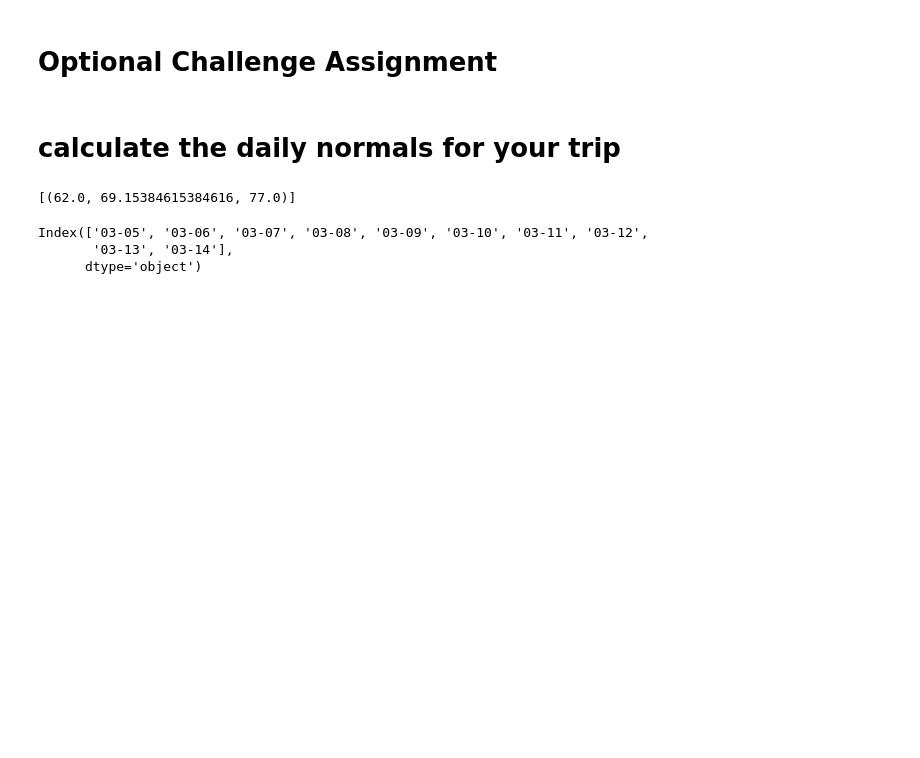
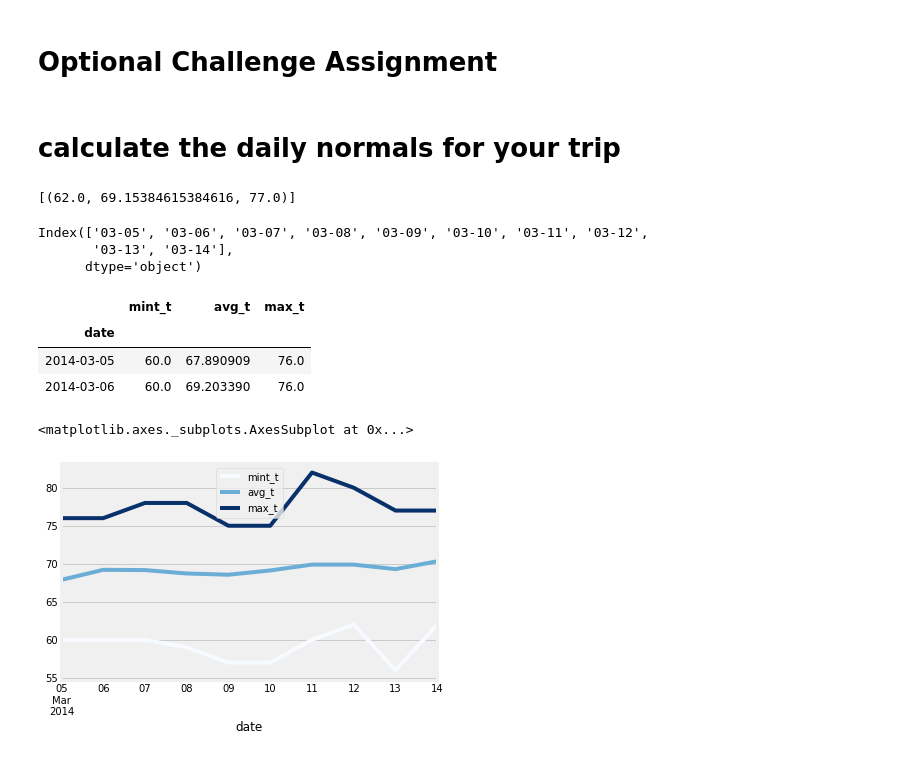
Before and after one commit to whysoq520/sqlalchemy-challenge, a Jupyter notebook: climate_starter-Copy2.ipynb, the cells around one changed output. Saved outputs shown, nothing was run; the diff lists cells and outputs as text; code cells hidden in the pictures; blank space fills up the shorter version.

```diff
--- a/climate_starter-Copy2.ipynb
+++ b/climate_starter-Copy2.ipynb
@@ -388,6 +388,24 @@ trip_range_date
 Index(['03-05', '03-06', '03-07', '03-08', '03-09', '03-10', '03-11', '03-12',
        '03-13', '03-14'],
       dtype='object')
+# %%
+# Loop through the list of %m-%d strings and calculate the normals for each date
+normals =[daily_normals(day)for day in trip_range_date]
+min_t=[normals[i][0][0]for i in range(len(trip_range_date))]
+avg_t=[normals[i][0][1]for i in range(len(trip_range_date))]
+max_t=[normals[i][0][2]for i in range(len(trip_range_date))]
+normal_df =pd.DataFrame({"mint_t":min_t,"avg_t":avg_t,"max_t":max_t, "date":trip_range}).set_index("date")
+normal_df.head(2)
+# %% [output]
+|  | mint_t | avg_t | max_t |
+| date |  |  |  |
+| 2014-03-05 | 60.0 | 67.890909 | 76.0 |
+| 2014-03-06 | 60.0 | 69.203390 | 76.0 |
+# %%
+normal_df.plot(kind='line', colormap='Blues',stacked=False)
+# %% [output]
+<matplotlib.axes._subplots.AxesSubplot at 0x...>
+[figure, added]
 # %%
 # Plot the daily normals as an area plot with `stacked=False`
 # %% [output]
```
